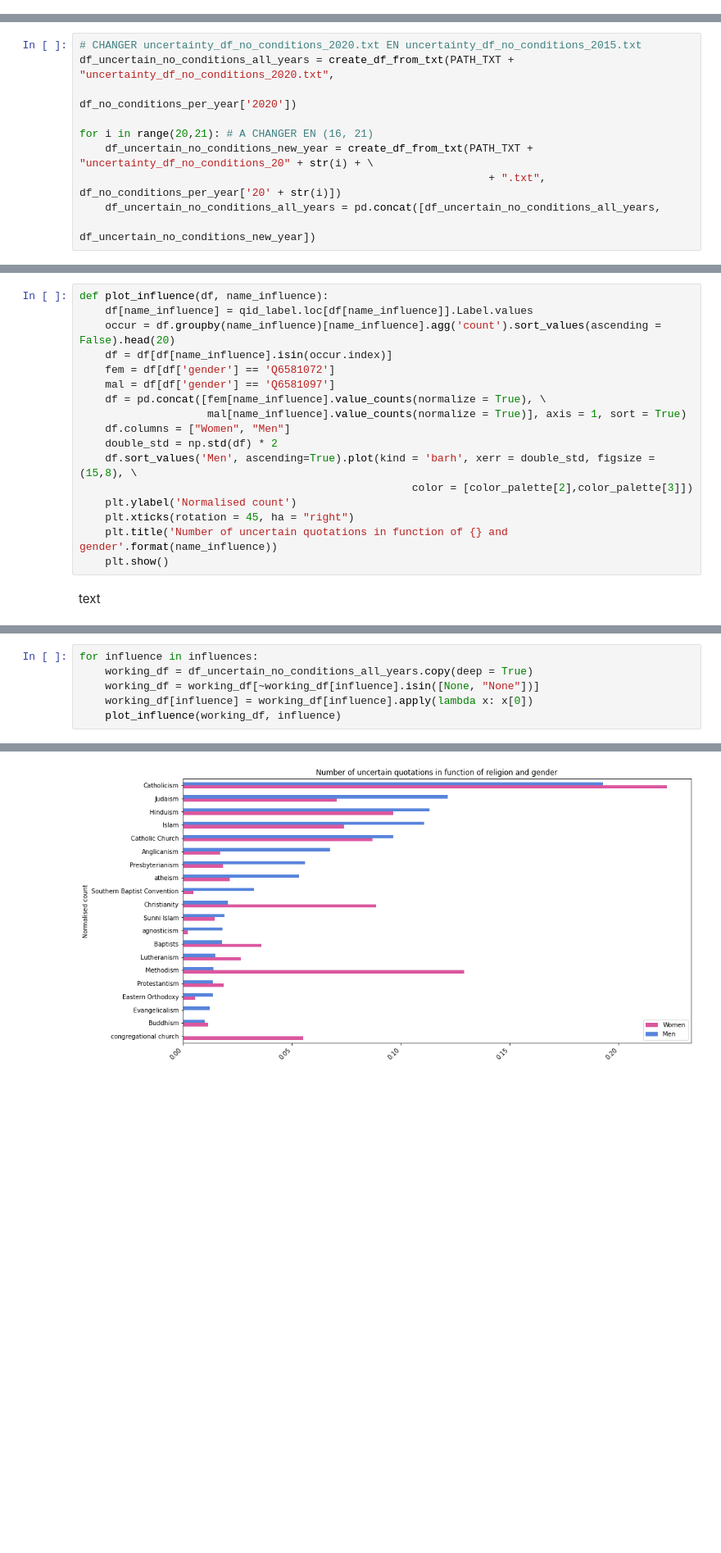
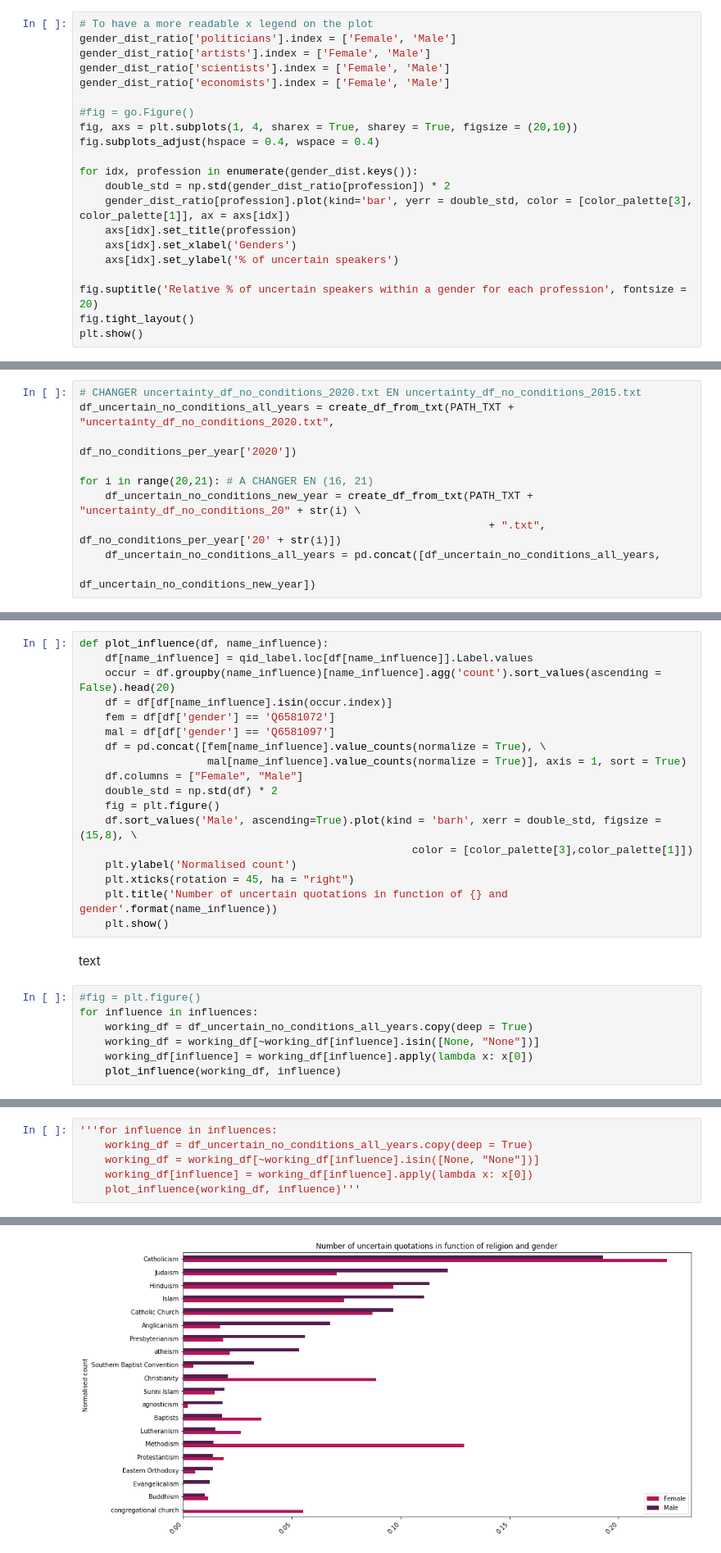
Before and after one commit to coraliegrobel/ada-2021-project-sv4ever, a Jupyter notebook: ada_main.ipynb, the cells around one changed output, grey strips where cells are left out. Shown at 82% size. Cells and saved outputs as stored; diff of their text form; blank space fills up the shorter version.

```diff
--- a/ada_main.ipynb
+++ b/ada_main.ipynb
@@ -1019,0 +1051,21 @@ plt.show()
+# %%
+# To have a more readable x legend on the plot
+gender_dist_ratio['politicians'].index = ['Female', 'Male']
+gender_dist_ratio['artists'].index = ['Female', 'Male']
+gender_dist_ratio['scientists'].index = ['Female', 'Male']
+gender_dist_ratio['economists'].index = ['Female', 'Male']
+
+#fig = go.Figure()
+fig, axs = plt.subplots(1, 4, sharex = True, sharey = True, figsize = (20,10))
+fig.subplots_adjust(hspace = 0.4, wspace = 0.4)
+
+for idx, profession in enumerate(gender_dist.keys()):
+    double_std = np.std(gender_dist_ratio[profession]) * 2
+    gender_dist_ratio[profession].plot(kind='bar', yerr = double_std, color = [color_palette[3], color_palette[1]], ax = axs[idx])
+    axs[idx].set_title(profession)
+    axs[idx].set_xlabel('Genders')
+    axs[idx].set_ylabel('% of uncertain speakers')
+
+fig.suptitle('Relative % of uncertain speakers within a gender for each profession', fontsize = 20)
+fig.tight_layout()
+plt.show()
@@ -1031,7 +1092,7 @@ df_uncertain_no_conditions_all_years = create_df_from_txt(PATH_TXT + "uncertaint
                                                                                 df_no_conditions_per_year['2020'])
 
 for i in range(20,21): # A CHANGER EN (16, 21)
-    df_uncertain_no_conditions_new_year = create_df_from_txt(PATH_TXT + "uncertainty_df_no_conditions_20" + str(i) + \
+    df_uncertain_no_conditions_new_year = create_df_from_txt(PATH_TXT + "uncertainty_df_no_conditions_20" + str(i) \
                                                                 + ".txt", df_no_conditions_per_year['20' + str(i)])
     df_uncertain_no_conditions_all_years = pd.concat([df_uncertain_no_conditions_all_years,
                                                                                 df_uncertain_no_conditions_new_year])
@@ -1061,13 +1122,21 @@ def plot_influence(df, name_influence):
     mal = df[df['gender'] == 'Q6581097']
     df = pd.concat([fem[name_influence].value_counts(normalize = True), \
                     mal[name_influence].value_counts(normalize = True)], axis = 1, sort = True)
-    df.columns = ["Women", "Men"]
+    df.columns = ["Female", "Male"]
     double_std = np.std(df) * 2
-    df.sort_values('Men', ascending=True).plot(kind = 'barh', xerr = double_std, figsize = (15,8), \
-                                                    color = [color_palette[2],color_palette[3]])
+    fig = plt.figure()
+    df.sort_values('Male', ascending=True).plot(kind = 'barh', xerr = double_std, figsize = (15,8), \
+                                                    color = [color_palette[3],color_palette[1]])
     plt.ylabel('Normalised count')
     plt.xticks(rotation = 45, ha = "right")
     plt.title('Number of uncertain quotations in function of {} and gender'.format(name_influence))
     plt.show()
 # %% [markdown]
 text
+# %%
+#fig = plt.figure()
+for influence in influences:
+    working_df = df_uncertain_no_conditions_all_years.copy(deep = True)
+    working_df = working_df[~working_df[influence].isin([None, "None"])]
+    working_df[influence] = working_df[influence].apply(lambda x: x[0])
+    plot_influence(working_df, influence)
@@ -1074,7 +1152,7 @@ text
 # %%
-for influence in influences:
+'''for influence in influences:
     working_df = df_uncertain_no_conditions_all_years.copy(deep = True)
     working_df = working_df[~working_df[influence].isin([None, "None"])]
     working_df[influence] = working_df[influence].apply(lambda x: x[0])
-    plot_influence(working_df, influence)
+    plot_influence(working_df, influence)'''
 # %% [output]
@@ -1082 +1160 @@ for influence in influences:
-[figure, old version]
+[figure, new version]
```
Also changed, not shown: parts of 32 cells of this notebook.
